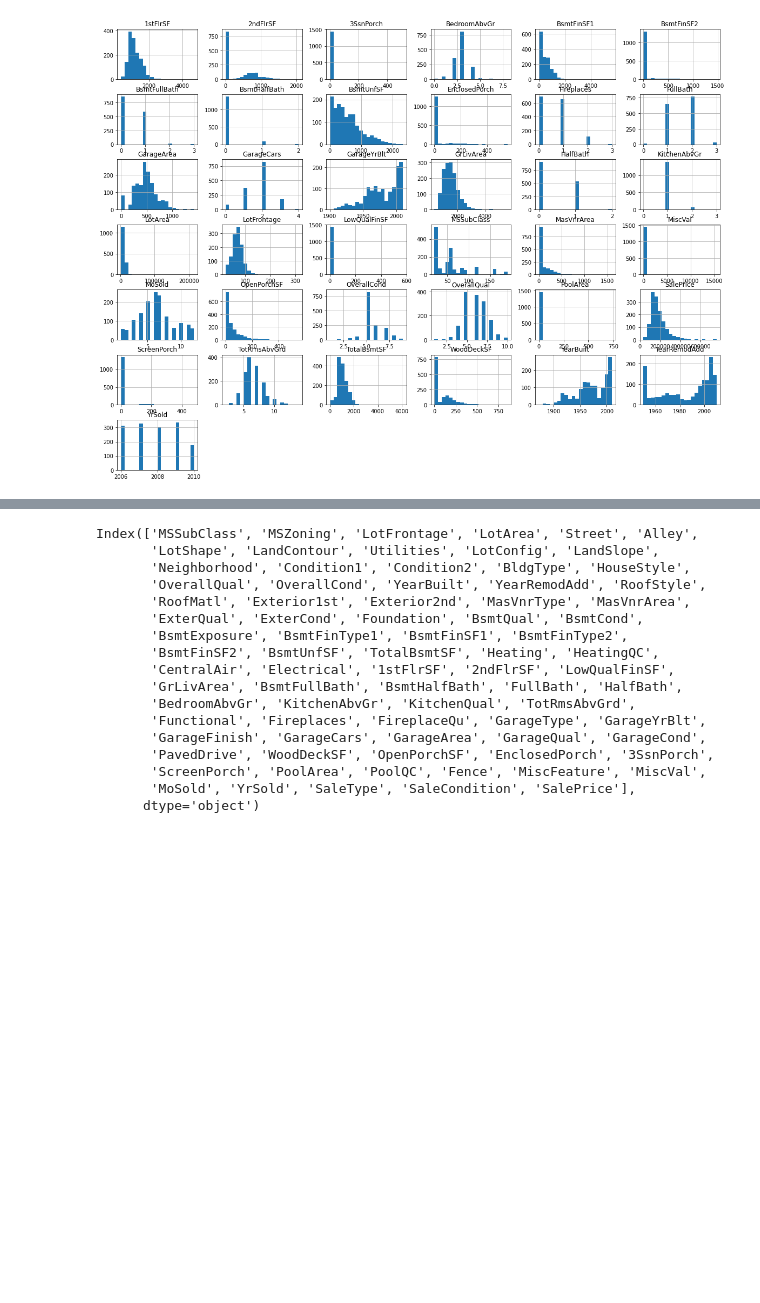
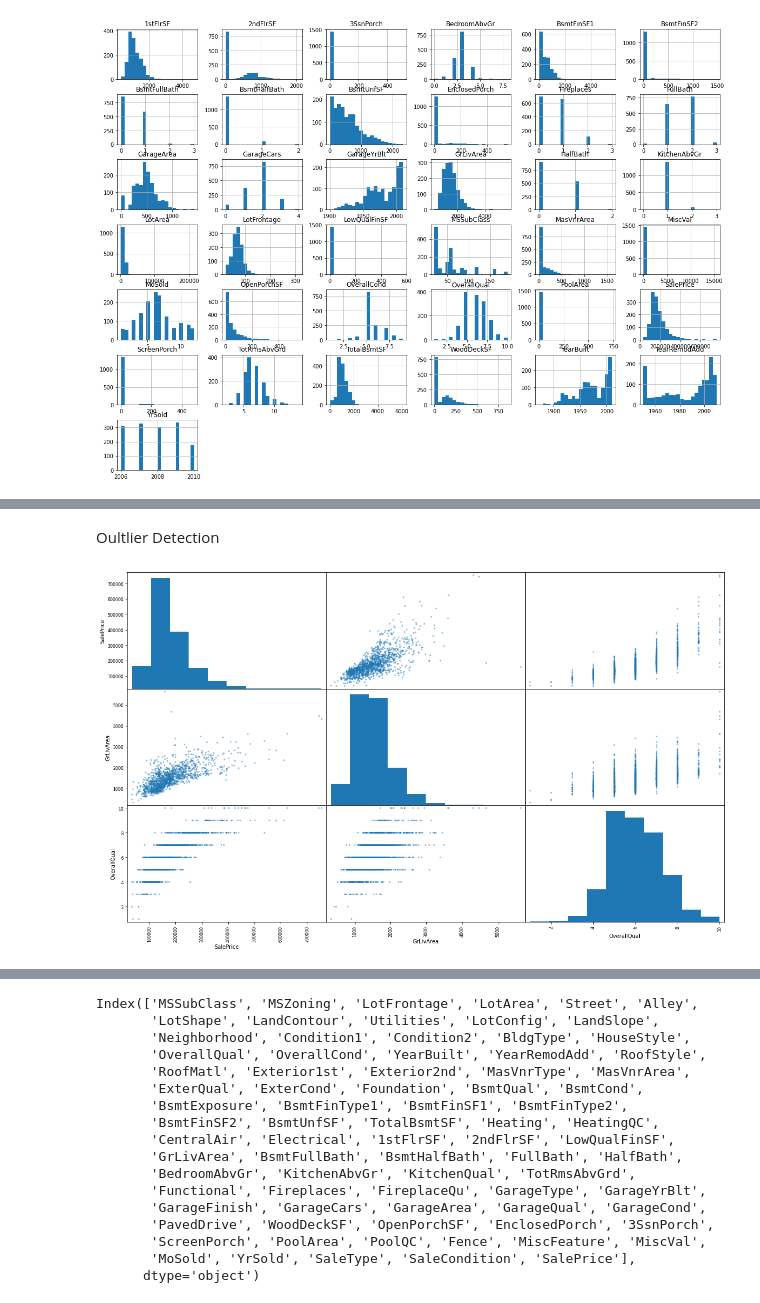
Before and after one commit to tharindatj/Kaggle_competitions, a Jupyter notebook: kaggle_house_prices.ipynb, the cells around one changed output, grey strips where cells are left out. Saved outputs shown, nothing was run; the diff lists cells and outputs as text; code cells hidden in the pictures; blank space fills up the shorter version.

```diff
--- a/kaggle_house_prices.ipynb
+++ b/kaggle_house_prices.ipynb
@@ -83,0 +216,10 @@ NewFeature Addition and Testing
+# %% [markdown]
+Oultlier Detection
+# %%
+#run scatter plot with a few features highly correlated with SalePrice
+from pandas.plotting import scatter_matrix
+df_scatter = df_fill[['SalePrice','GrLivArea','OverallQual']]
+scatter_matrix(df_scatter,figsize=(20,12))
+plt.show()
+# %% [output]
+[figure, added]
```
Also changed, not shown: parts of 98 cells of this notebook.
